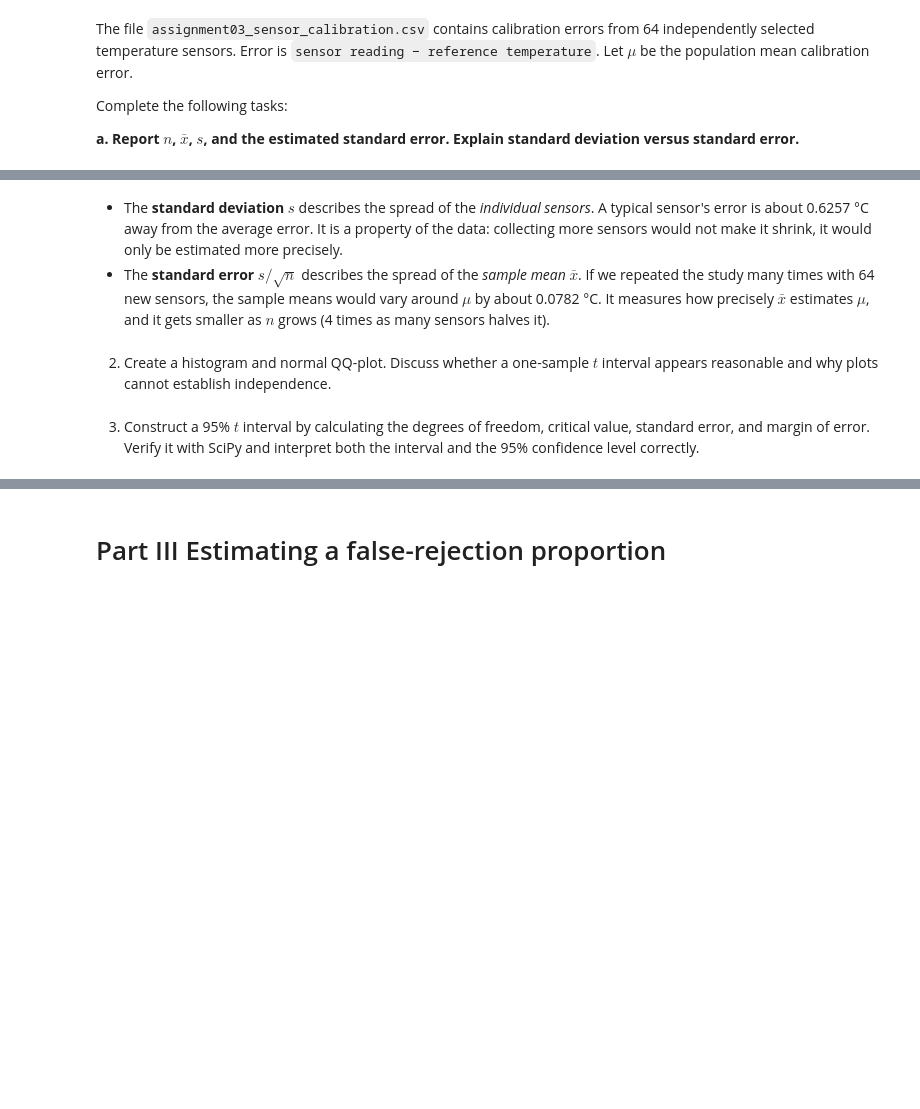
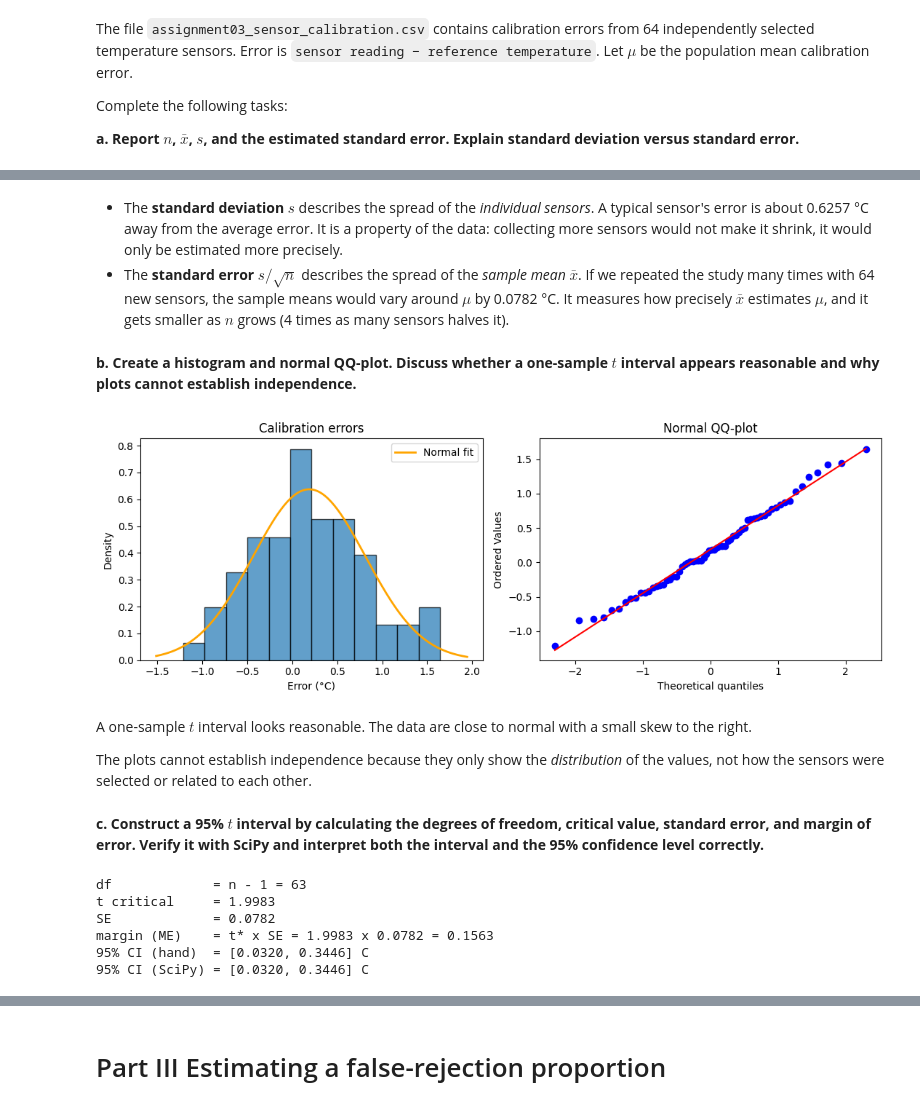
Before and after one commit to sebinko/STA1_26, a Jupyter notebook: Assignment3/assignment_3.ipynb, the cells around one changed output, grey strips where cells are left out. Drawn from its saved outputs; the diff is of its cells as text; code cells hidden in the pictures; blank space fills up the shorter version.

```diff
--- a/Assignment3/assignment_3.ipynb
+++ b/Assignment3/assignment_3.ipynb
@@ -162,7 +175,53 @@ SE     = sd / sqrt(n) = 0.6257 / sqrt(64) = 0.0782
 # %% [markdown]
 - The **standard deviation** $s$ describes the spread of the *individual sensors*. A typical sensor's error is about 0.6257 °C away from the average error. It is a property of the data: collecting more sensors would not make it shrink, it would only be estimated more precisely.
-- The **standard error** $s/\sqrt{n}$ describes the spread of the *sample mean* $\bar{x}$. If we repeated the study many times with 64 new sensors, the sample means would vary around $\mu$ by about 0.0782 °C. It measures how precisely $\bar{x}$ estimates $\mu$, and it gets smaller as $n$ grows (4 times as many sensors halves it).
+- The **standard error** $s/\sqrt{n}$ describes the spread of the *sample mean* $\bar{x}$. If we repeated the study many times with 64 new sensors, the sample means would vary around $\mu$ by 0.0782 °C. It measures how precisely $\bar{x}$ estimates $\mu$, and it gets smaller as $n$ grows (4 times as many sensors halves it).
 # %% [markdown]
-2) Create a histogram and normal QQ-plot. Discuss whether a one-sample $t$ interval appears reasonable and why plots cannot establish independence.
+**b. Create a histogram and normal QQ-plot. Discuss whether a one-sample $t$ interval appears reasonable and why plots cannot establish independence.**
+# %%
+from scipy.stats import probplot, skew
+
+fig, axes = plt.subplots(1, 2, figsize=(11, 4))
+
+axes[0].hist(x, bins=12, density=True, edgecolor="black", alpha=0.7)
+grid = np.linspace(x.min() - 0.3, x.max() + 0.3, 200)
+axes[0].plot(grid, norm.pdf(grid, x_bar, s), color="orange", lw=2, label="Normal fit")
+axes[0].set(title="Calibration errors", xlabel="Error (°C)", ylabel="Density")
+axes[0].legend()
+
+probplot(x, dist="norm", plot=axes[1])
+axes[1].set_title("Normal QQ-plot")
+
+plt.tight_layout()
+plt.show()
+# %% [output]
+[figure, added]
+# %% [markdown]
+A one-sample $t$ interval looks reasonable. The data are close to normal with a  small skew to the right.
+
+The plots cannot establish independence because they only show the *distribution* of the values, not how the sensors were selected or related to each other.
 # %% [markdown]
-3) Construct a 95% $t$ interval by calculating the degrees of freedom, critical value, standard error, and margin of error. Verify it with SciPy and interpret both the interval and the 95% confidence level correctly.
+**c. Construct a 95% $t$ interval by calculating the degrees of freedom, critical value, standard error, and margin of error. Verify it with SciPy and interpret both the interval and the 95% confidence level correctly.**
+# %%
+from scipy.stats import t
+
+conf = 0.95
+dof = n - 1
+t_crit = t.ppf(1 - (1 - conf) / 2, dof)
+moe = t_crit * se
+lower, upper = x_bar - moe, x_bar + moe
+
+print(f"df             = n - 1 = {dof}")
+print(f"t critical     = {t_crit:.4f}")
+print(f"SE             = {se:.4f}")
+print(f"margin (ME)    = t* x SE = {t_crit:.4f} x {se:.4f} = {moe:.4f}")
+print(f"95% CI (hand)  = [{lower:.4f}, {upper:.4f}] C")
+
+ci_scipy = t.interval(conf, dof, loc=x_bar, scale=se)
+print(f"95% CI (SciPy) = [{ci_scipy[0]:.4f}, {ci_scipy[1]:.4f}] C")
+# %% [output]
+df             = n - 1 = 63
+t critical     = 1.9983
+SE             = 0.0782
+margin (ME)    = t* x SE = 1.9983 x 0.0782 = 0.1563
+95% CI (hand)  = [0.0320, 0.3446] C
+95% CI (SciPy) = [0.0320, 0.3446] C
```
Also changed, not shown: parts of 13 cells of this notebook.
